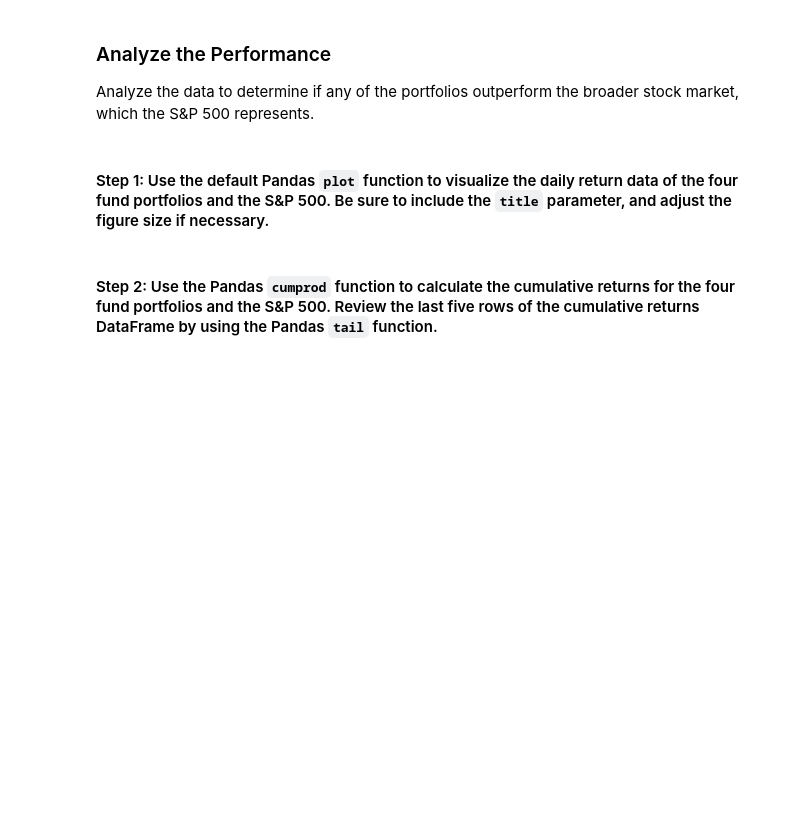
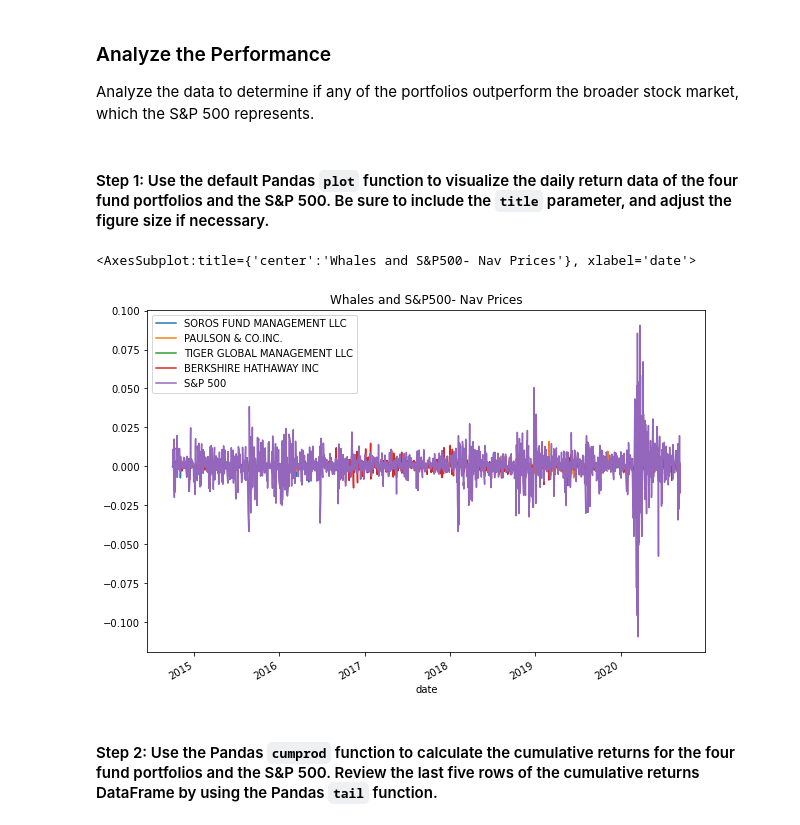
Before and after one commit to codetree4u/AnalyzingPortfolio_Risk-Profit, a Jupyter notebook: risk_return_analysis.ipynb, the cells around one changed output. Saved outputs shown, nothing was run; the diff lists cells and outputs as text; code cells hidden in the pictures; blank space fills up the shorter version.

Commit message:
Quantitative Analysis - analyze whales performance complete.

```diff
--- a/risk_return_analysis.ipynb
+++ b/risk_return_analysis.ipynb
@@ -179,7 +179,13 @@ Analyze the data to determine if any of the portfolios outperform the broader st
 # %%
 # Plot the daily return data of the 4 funds and the S&P 500
 # Inclue a title parameter and adjust the figure size
 # YOUR CODE HERE
+# Using the Pandas plot function, create a line plot of the closing prices for the Whales DataFrame
+# Be sure to adjust the figure size and include a title
+whales_daily_returns.plot(figsize=(10,7), title="Whales and S&P500- Nav Prices")
+# %% [output]
+<AxesSubplot:title={'center':'Whales and S&P500- Nav Prices'}, xlabel='date'>
+[figure, added]
 # %% [markdown]
 #### Step 2: Use the Pandas `cumprod` function to calculate the cumulative returns for the four fund portfolios and the S&P 500. Review the last five rows of the cumulative returns DataFrame by using the Pandas `tail` function.
 # %%
```
Also changed, not shown: parts of 4 cells of this notebook.
